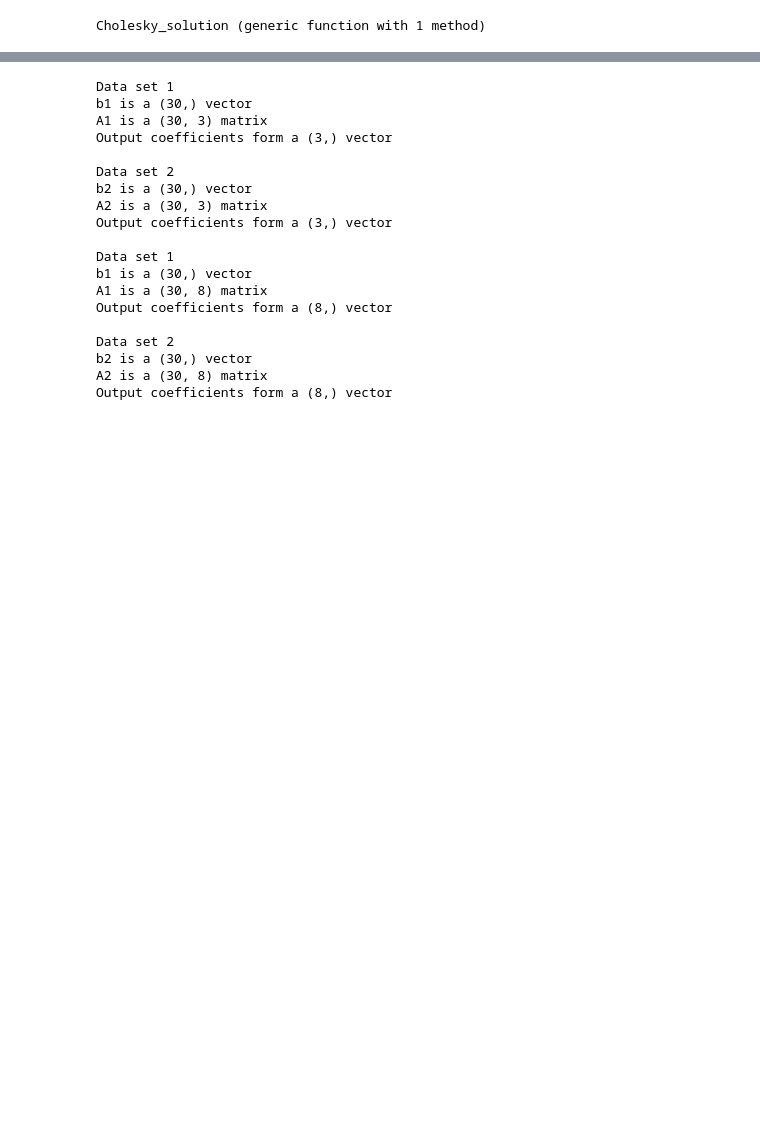
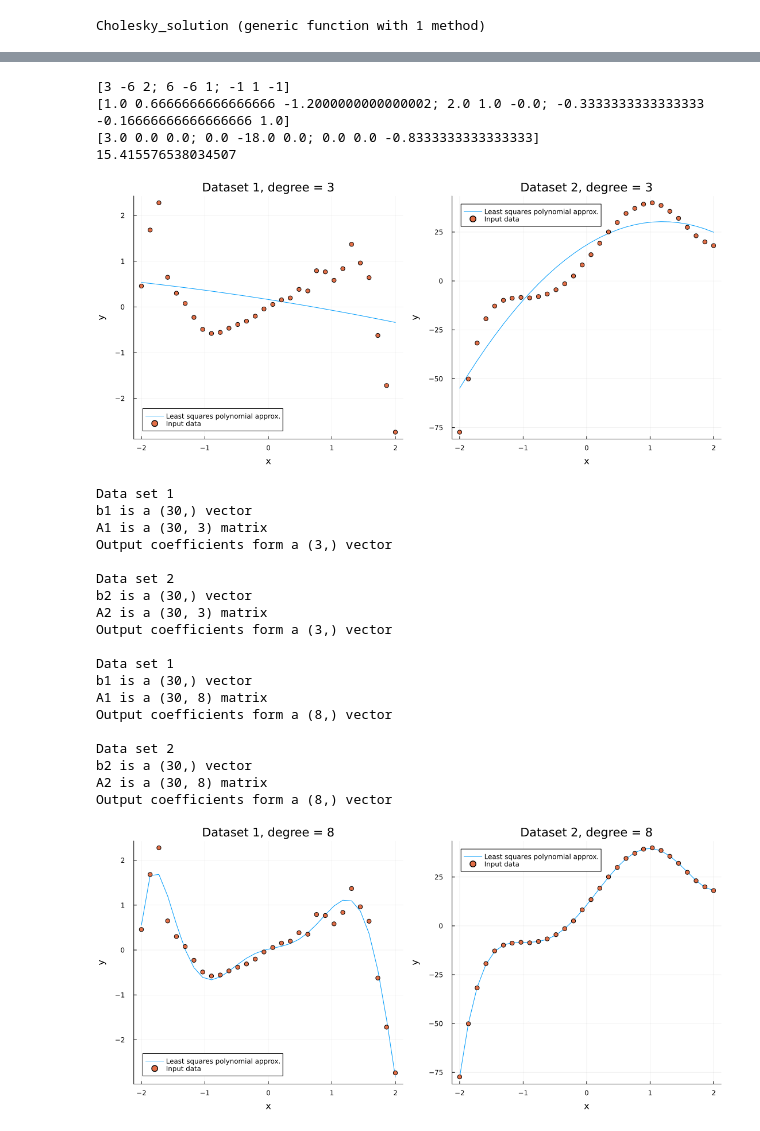
Before and after one commit to ericludvigs/MAT4110_Julia, a Jupyter notebook: oblig1_code_julia.ipynb, the cells around one changed output, grey strips where cells are left out. Cells and saved outputs as stored; diff of their text form; code cells hidden in the pictures; blank space fills up the shorter version.

Commit message:
plots for QR done

```diff
--- a/oblig1_code_julia.ipynb
+++ b/oblig1_code_julia.ipynb
@@ -100,23 +154,63 @@ Cholesky_solution (generic function with 1 method)
+# %%
+# singular matrix?
+A = [[3,6, -1]  [-6, -6, 1]  [2, 1, -1]]
+println(A)
+
+L, D = Cholesky_factorization(A)
+println(L)
+println(D)
+# difference should be zero
+println(norm(L * D * L' - A))
+# %% [output]
+[3 -6 2; 6 -6 1; -1 1 -1]
+[1.0 0.6666666666666666 -1.2000000000000002; 2.0 1.0 -0.0; -0.3333333333333333 -0.16666666666666666 1.0]
+[3.0 0.0 0.0; 0.0 -18.0 0.0; 0.0 0.0 -0.8333333333333333]
+15.415576538034507
 # %%
+# QR solution
 polynomial_degrees = [3,8]
 for m in polynomial_degrees
     println("\nData set 1")
     b1 = y1
     println("b1 is a $(size(b1)) vector")
     A1 = gen_Vandermonde_matrix(m, n, x1)
     println("A1 is a $(size(A1)) matrix")
-    polynomial_coefficients = QR_solution(A1, b1, m)
-    println("Output coefficients form a $(size(polynomial_coefficients)) vector")
+    polynomial_coefficients_1 = QR_solution(A1, b1, m)
+    println("Output coefficients form a $(size(polynomial_coefficients_1)) vector")
+
+    # we have the optimal coefficients, so multiply by the vandermonde matrix to get y
+    y1_predicted = A1 * polynomial_coefficients_1
+
+    # plotting
+    p1 = plot(x1, y1_predicted, label="Least squares polynomial approx.")
+    scatter!(x1, y1, label="Input data", legend=true, marker=:circle)
+    xlabel!("x")
+    ylabel!("y")
+    title!("Dataset 1, degree = $m")
 
     println("\nData set 2")
     b2 = y2
     println("b2 is a $(size(b2)) vector")
     A2 = gen_Vandermonde_matrix(m, n, x2)
     println("A2 is a $(size(A2)) matrix")
-    polynomial_coefficients = QR_solution(A2, b2, m)
-    println("Output coefficients form a $(size(polynomial_coefficients)) vector")
+    polynomial_coefficients_2 = QR_solution(A2, b2, m)
+    println("Output coefficients form a $(size(polynomial_coefficients_2)) vector")
+
+    # approximated output y
+    y2_predicted = A2 * polynomial_coefficients_2
+
+    # plotting
+    p2 = plot(x2, y2_predicted, label="Least squares polynomial approx.")
+    scatter!(x2, y2, label="Input data", legend=true, marker=:circle)
+    xlabel!("x")
+    ylabel!("y")
+    title!("Dataset 2, degree = $m")
+
+    display(plot(p1, p2, layout=(1,2), legend=true, size=(1100,500), left_margin=4Plots.mm, bottom_margin=4Plots.mm))
+    savefig("polynomial_approx_$(m).png")
 end
 # %% [output]
+[figure, added]
 Data set 1
 b1 is a (30,) vector
 A1 is a (30, 3) matrix
@@ -136,3 +230,4 @@ Data set 2
 b2 is a (30,) vector
 A2 is a (30, 8) matrix
 Output coefficients form a (8,) vector
+[figure, added]
```
Also changed, not shown: parts of 4 cells of this notebook, 2 other files.
